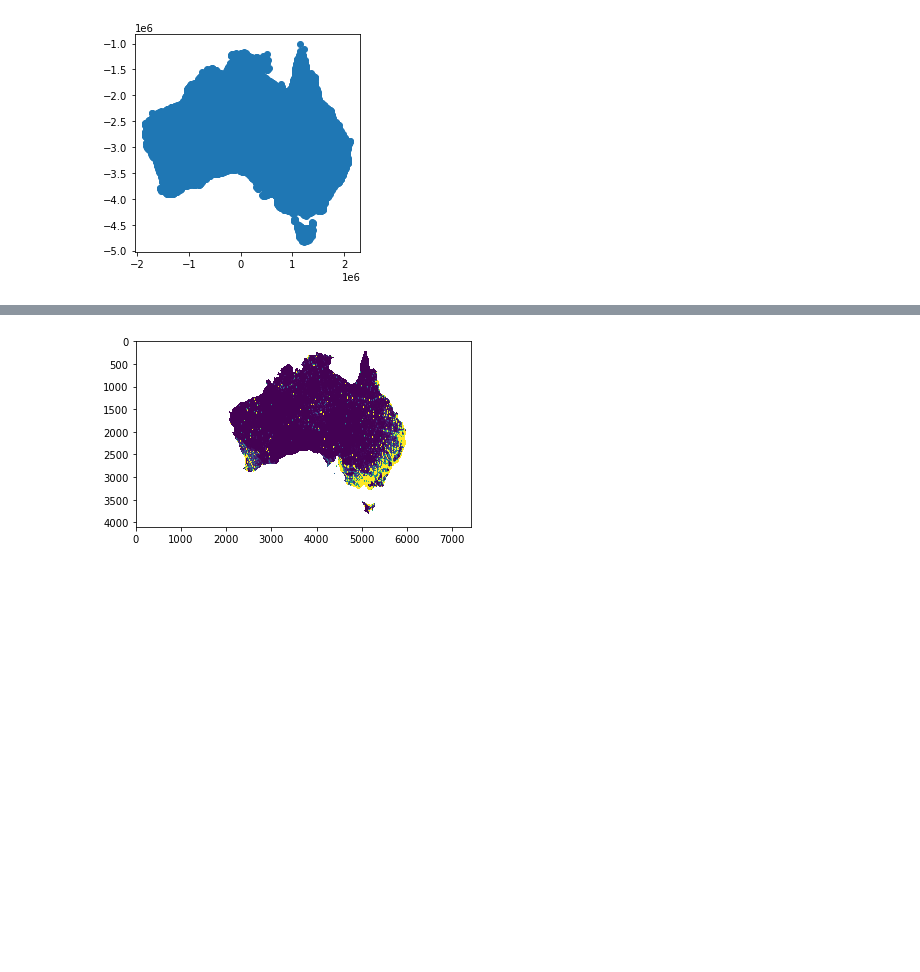
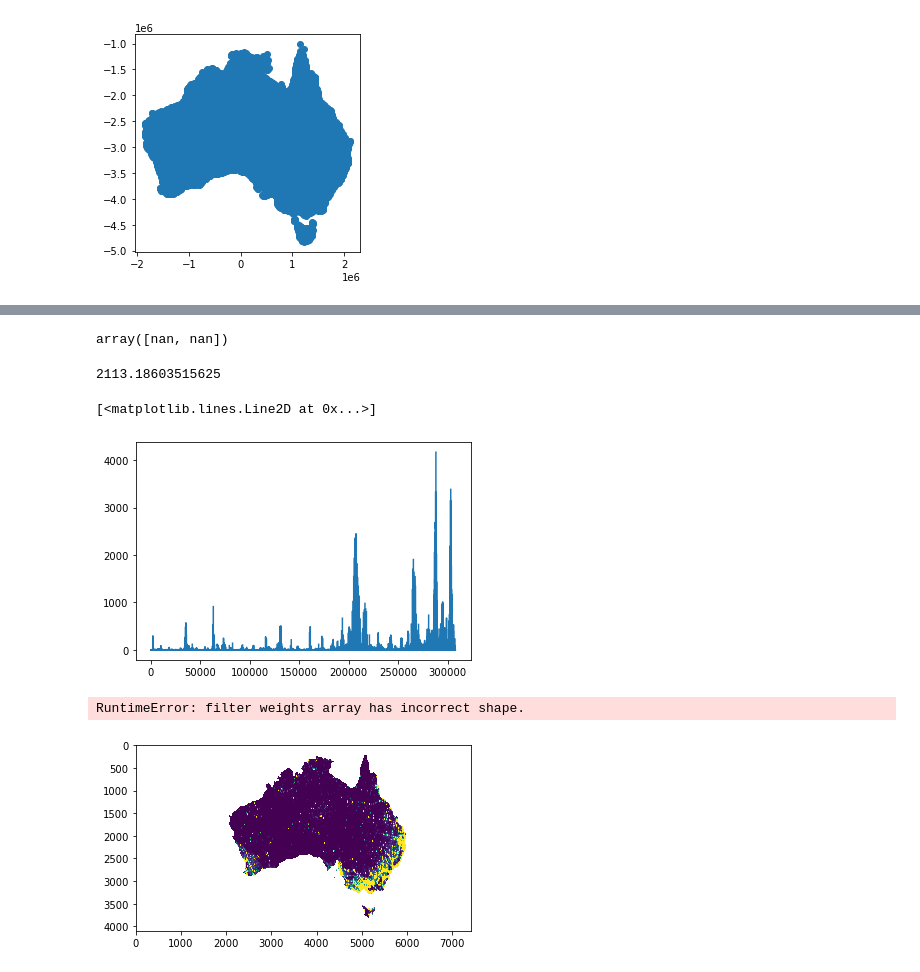
Before and after one commit to cardat/air-health-gis-tools, a Jupyter notebook: exploration.ipynb, the cells around one changed output, grey strips where cells are left out. Saved outputs shown, nothing was run; the diff lists cells and outputs as text; code cells hidden in the pictures; blank space fills up the shorter version.

```diff
--- a/exploration.ipynb
+++ b/exploration.ipynb
@@ -82,0 +133,3 @@ Wall time: 446 ms
+# %%
+%%time
+y2_large = buffer_convolve2d(array_gdal,10)
@@ -82,0 +138,3 @@ Wall time: 446 ms
+# %%
+%%time
+sjer_plots_points["ind"] = sjer_plots_points.apply(lambda x: get_coords_at_point(gt, x.geometry.x, x.geometry.y), axis=1)
@@ -82,0 +158,17 @@ Wall time: 446 ms
+# %%
+#np.take(y2_large,(12, 5057))
+sjer_plots_points.ind.loc[287914]
+np.take(array_gdal,2832, 5662)
+# %% [output]
+array([nan, nan])
+# %%
+array_gdal[2832,5662]
+# %% [output]
+2113.18603515625
+# %%
+sjer_plots_points['Raster'] = [y2_large[x] for x in sjer_plots_points["ind"]]
+# %%
+plt.plot(sjer_plots_points['Raster'])
+# %% [output]
+[<matplotlib.lines.Line2D at 0x...>]
+[figure, added]
@@ -82,0 +195,4 @@ Wall time: 446 ms
+# %%
+gdal_buffed=scipy.ndimage.convolve(gdal_data, buff, mode='constant', cval=0.0)
+# %% [output]
+RuntimeError: filter weights array has incorrect shape.
```
Also changed, not shown: parts of 12 cells of this notebook, 2 other files.
